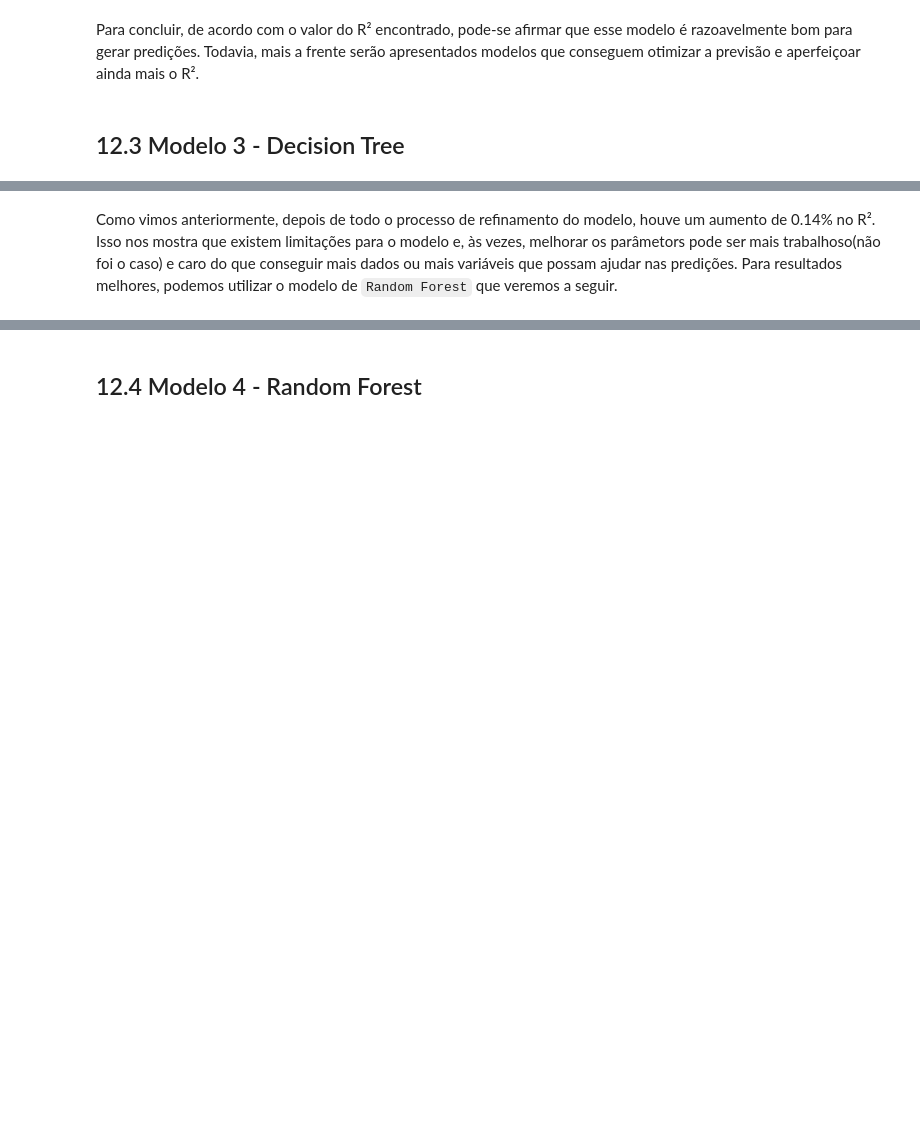
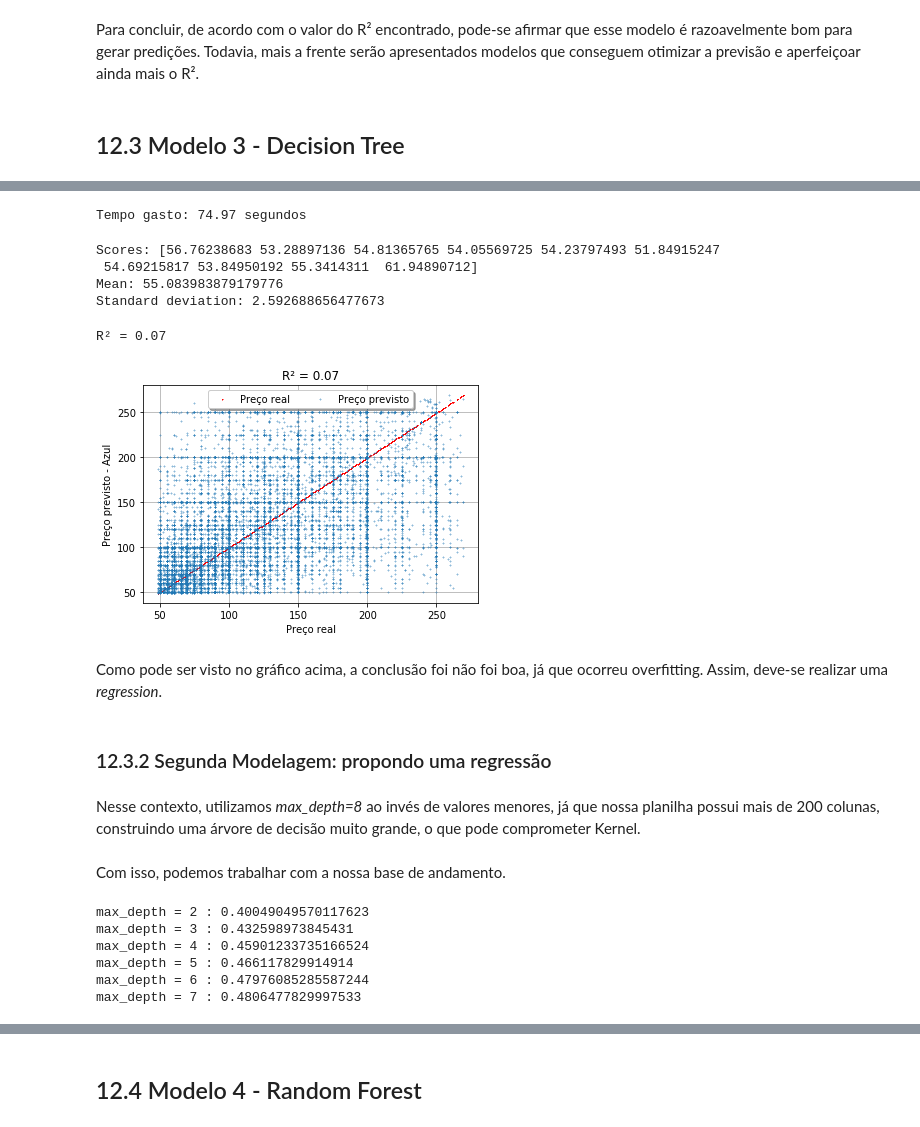
Before and after one commit to cicerotcv/P3_CienciaDados_2019.2, a Jupyter notebook: 00 dataset_airbnb.ipynb, the cells around one changed output, grey strips where cells are left out. Drawn from its saved outputs; the diff is of its cells as text; code cells hidden in the pictures; blank space fills up the shorter version.

```diff
--- a/00 dataset_airbnb.ipynb
+++ b/00 dataset_airbnb.ipynb
@@ -973,2 +769,46 @@ Houve um aumento de  0.14 % na métrica R²
-# %% [markdown]
-Como vimos anteriormente, depois de todo o processo de refinamento do modelo, houve um aumento de 0.14% no R². Isso nos mostra que existem limitações para o modelo e, às vezes, melhorar os parâmetors pode ser mais trabalhoso(não foi o caso) e caro do que conseguir mais dados ou mais variáveis que possam ajudar nas predições. Para resultados melhores, podemos utilizar o modelo de `Random Forest` que veremos a seguir.
+# %%
+airbnb_predictions_tree = tree_reg.predict(X_test)
+# %%
+time_init = time()
+
+scores = cross_val_score(tree_reg, airbnb_prepared, airbnb_labels,
+    scoring="neg_mean_squared_error", cv=10)
+rmse_scores = np.sqrt(-scores)
+
+print("\nTempo gasto: {:.2f} segundos".format(time() - time_init))
+# %% [output]
+Tempo gasto: 74.97 segundos
+# %%
+display_scores(rmse_scores)
+# %% [output]
+Scores: [56.76238683 53.28897136 54.81365765 54.05569725 54.23797493 51.84915247
+ 54.69215817 53.84950192 55.3414311  61.94890712]
+Mean: 55.083983879179776
+Standard deviation: 2.592688656477673
+# %%
+r2_tree = r2_score(y_test, airbnb_predictions_tree)
+print("R² = {:.2f}".format(r2_tree))
+# %% [output]
+R² = 0.07
+# %%
+ax = plt.subplot(111)
+plt.plot(y_test, y_test, 'r+', label='Preço real', markersize=1)
+plt.plot(y_test, airbnb_predictions_tree, '+', label='Preço previsto', markersize=2, alpha=0.5)
+plt.grid(True)
+plt.title("R² = {:.2f}".format(r2_tree))
+plt.xlabel("Preço real")
+plt.ylabel("Preço previsto - Azul")
+ax.legend(loc='upper center', bbox_to_anchor=(0.5, 1.00), shadow=True, ncol=2)
+plt.show()
+# %% [output]
+[figure, added]
+# %% [markdown]
+<p style="text-align:justify">
+Como pode ser visto no gráfico acima, a conclusão foi não foi boa, já que ocorreu overfitting. Assim, deve-se realizar uma <i>regression</i>.
+</p>
+# %% [markdown]
+<h3>12.3.2 Segunda Modelagem: propondo uma regressão</h3>
+# %% [markdown]
+Nesse contexto, utilizamos <i>max_depth=8</i> ao invés de valores menores, já que nossa planilha possui mais de 200 colunas, construindo uma árvore de decisão muito grande, o que pode comprometer Kernel.
+# %% [markdown]
+Com isso, podemos trabalhar com a nossa base de andamento.
@@ -974,0 +819,14 @@ Como vimos anteriormente, depois de todo o processo de refinamento do modelo, ho
+# %%
+for k in range(2,8):
+    clf = DecisionTreeRegressor(max_depth=k)
+    clf.fit(X_train,y_train)
+    clf_predictions = clf.predict(X_test)
+    r2 = r2_score(y_test,clf_predictions)
+    print("max_depth = {0} : {1}".format(k,r2))
+# %% [output]
+max_depth = 2 : 0.40049049570117623
+max_depth = 3 : 0.432598973845431
+max_depth = 4 : 0.45901233735166524
+max_depth = 5 : 0.466117829914914
+max_depth = 6 : 0.47976085285587244
+max_depth = 7 : 0.4806477829997533
```
Also changed, not shown: parts of 60 cells of this notebook, 3 other files.
